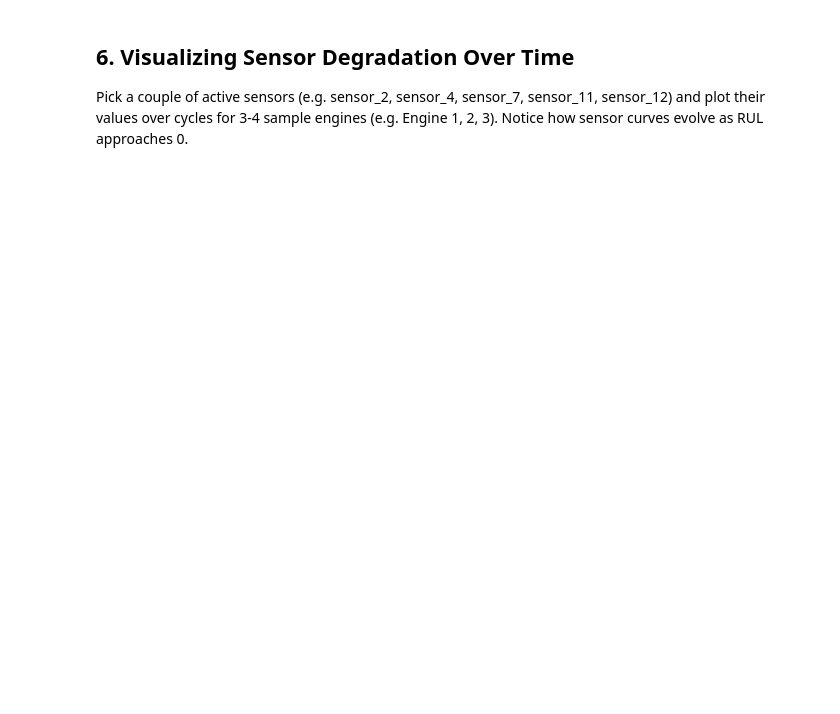
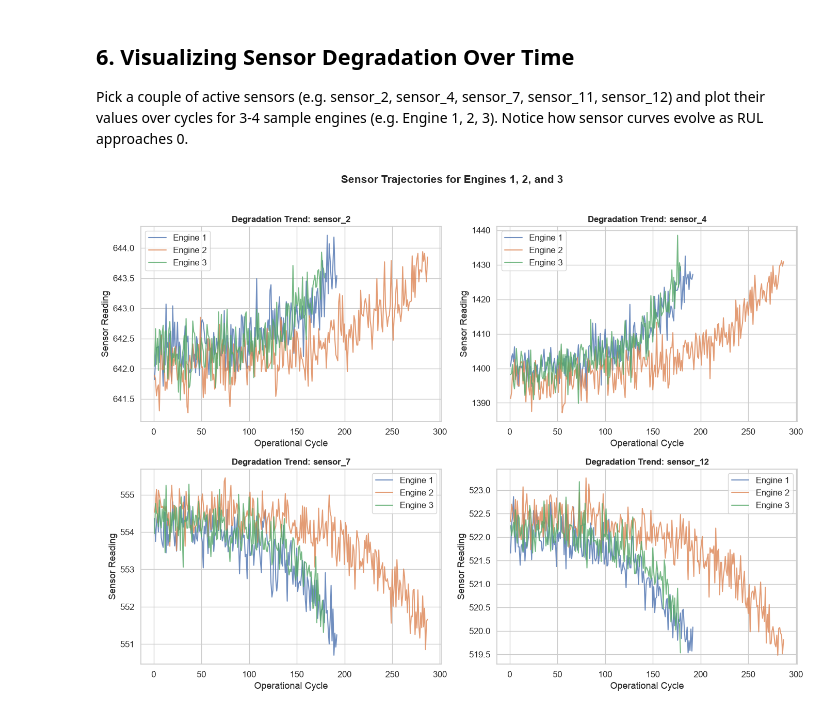
Before and after one commit to azizdaim/predictive-maintenance-rul, a Jupyter notebook: notebooks/01_eda.ipynb, the cells around one changed output. Cells and saved outputs as stored; diff of their text form; code cells hidden in the pictures; blank space fills up the shorter version.

```diff
--- a/notebooks/01_eda.ipynb
+++ b/notebooks/01_eda.ipynb
@@ -101,0 +144,25 @@ Notice how sensor curves evolve as RUL approaches 0.
+# %%
+# Plot degradation curves over cycles for selected engines
+# Sample 3 different engines
+sample_engines = [1, 2, 3]
+sensors_to_plot = ["sensor_2", "sensor_4", "sensor_7", "sensor_12"]
+
+fig, axes = plt.subplots(2, 2, figsize=(14, 10), sharex=False)
+axes = axes.flatten()
+
+for i, sensor in enumerate(sensors_to_plot):
+    ax = axes[i]
+    for engine_id in sample_engines:
+        engine_data = df_train[df_train["engine_id"] == engine_id]
+        ax.plot(engine_data["cycle"], engine_data[sensor], label=f"Engine {engine_id}", alpha=0.8)
+
+    ax.set_title(f"Degradation Trend: {sensor}", fontsize=12, fontweight="bold")
+    ax.set_xlabel("Operational Cycle")
+    ax.set_ylabel("Sensor Reading")
+    ax.legend()
+
+plt.suptitle("Sensor Trajectories for Engines 1, 2, and 3", fontsize=15, fontweight="bold", y=1.02)
+plt.tight_layout()
+plt.show()
+# %% [output]
+[figure, added]
```
Also changed, not shown: parts of 6 cells of this notebook, 6 other files.
